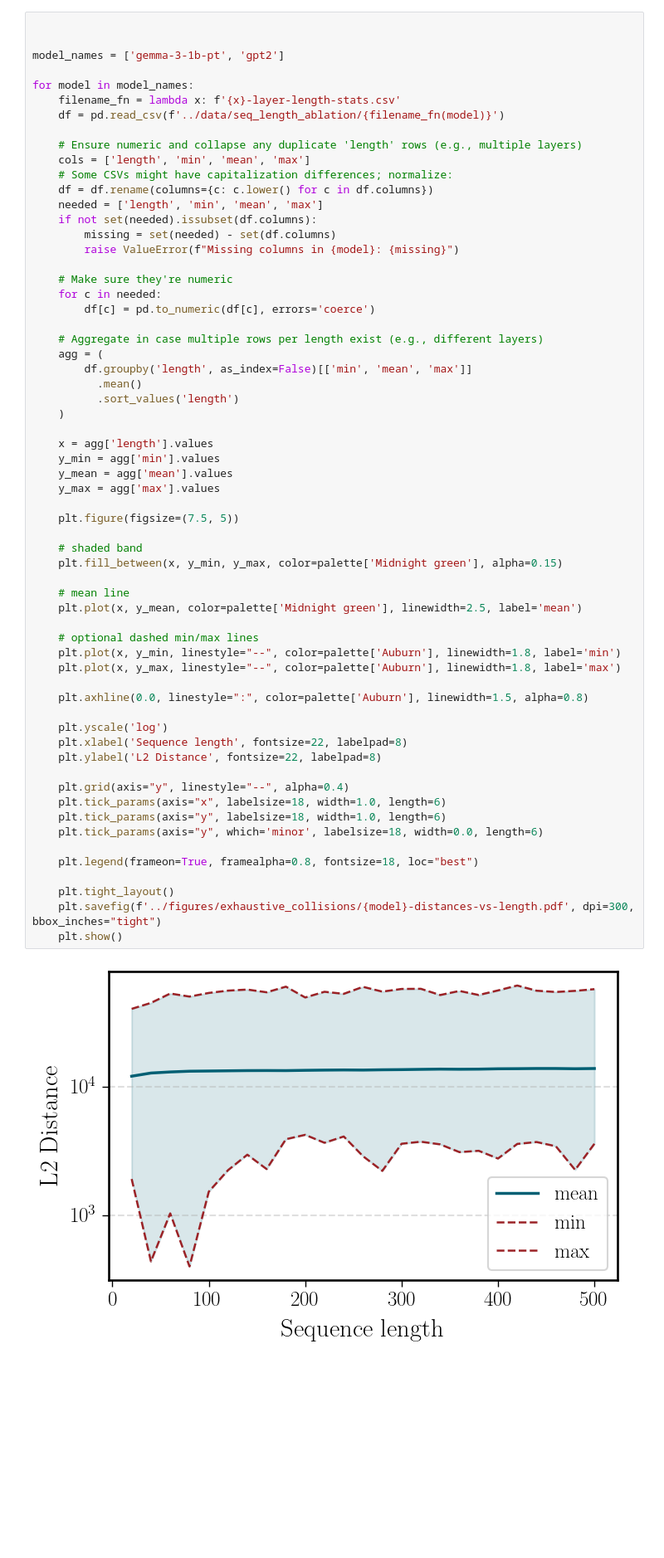
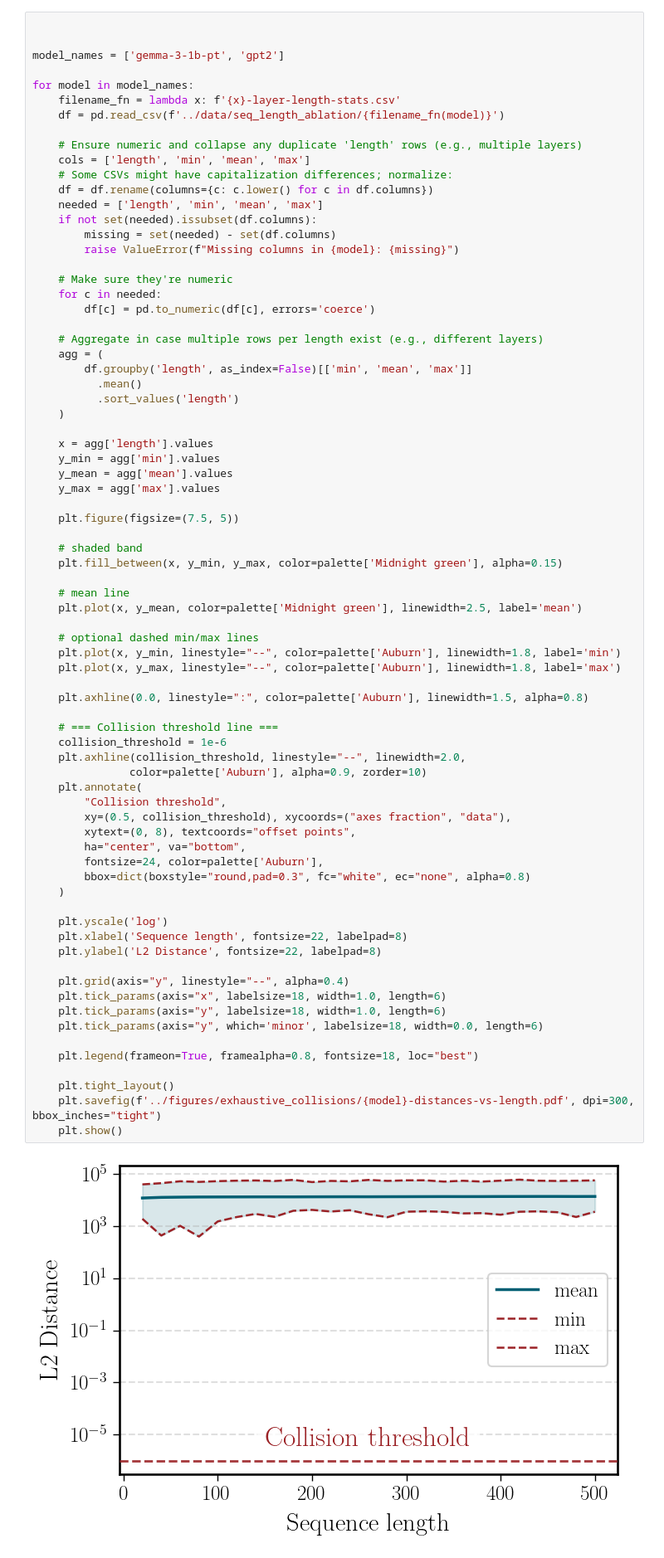
Before and after one commit to crisostomi/plots, a Jupyter notebook: notebooks/sequence_length.ipynb, the cells around one changed output. Shown: that part at 83% size. Drawn from its saved outputs; the diff is of its cells as text; blank space fills up the shorter version.

Commit message:
Add threshold in sequence length

```diff
--- a/notebooks/sequence_length.ipynb
+++ b/notebooks/sequence_length.ipynb
@@ -101,31 +101,44 @@ for model in model_names:
 
     plt.figure(figsize=(7.5, 5))
 
     # shaded band
     plt.fill_between(x, y_min, y_max, color=palette['Midnight green'], alpha=0.15)
 
     # mean line
     plt.plot(x, y_mean, color=palette['Midnight green'], linewidth=2.5, label='mean')
 
     # optional dashed min/max lines
     plt.plot(x, y_min, linestyle="--", color=palette['Auburn'], linewidth=1.8, label='min')
     plt.plot(x, y_max, linestyle="--", color=palette['Auburn'], linewidth=1.8, label='max')
 
     plt.axhline(0.0, linestyle=":", color=palette['Auburn'], linewidth=1.5, alpha=0.8)
 
+    # === Collision threshold line ===
+    collision_threshold = 1e-6
+    plt.axhline(collision_threshold, linestyle="--", linewidth=2.0,
+               color=palette['Auburn'], alpha=0.9, zorder=10)
+    plt.annotate(
+        "Collision threshold",
+        xy=(0.5, collision_threshold), xycoords=("axes fraction", "data"),
+        xytext=(0, 8), textcoords="offset points",
+        ha="center", va="bottom",
+        fontsize=24, color=palette['Auburn'],
+        bbox=dict(boxstyle="round,pad=0.3", fc="white", ec="none", alpha=0.8)
+    )
+
     plt.yscale('log')
     plt.xlabel('Sequence length', fontsize=22, labelpad=8)
     plt.ylabel('L2 Distance', fontsize=22, labelpad=8)
 
     plt.grid(axis="y", linestyle="--", alpha=0.4)
     plt.tick_params(axis="x", labelsize=18, width=1.0, length=6)
     plt.tick_params(axis="y", labelsize=18, width=1.0, length=6)
     plt.tick_params(axis="y", which='minor', labelsize=18, width=0.0, length=6)
 
     plt.legend(frameon=True, framealpha=0.8, fontsize=18, loc="best")
 
     plt.tight_layout()
     plt.savefig(f'../figures/exhaustive_collisions/{model}-distances-vs-length.pdf', dpi=300, bbox_inches="tight")
     plt.show()
 # %% [output]
-[figure, old version]
+[figure, new version]
```
Also changed, not shown: parts of 1 cell of this notebook.
